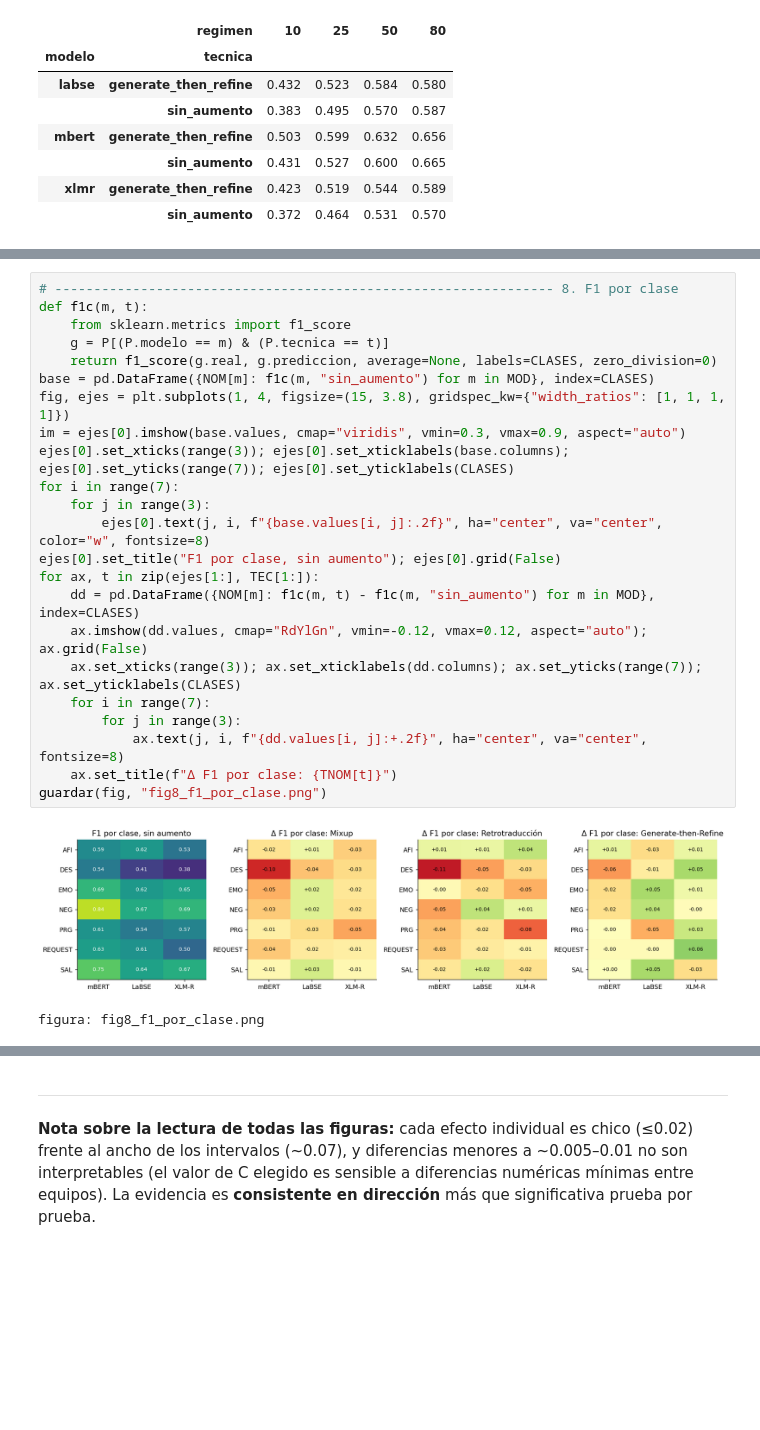
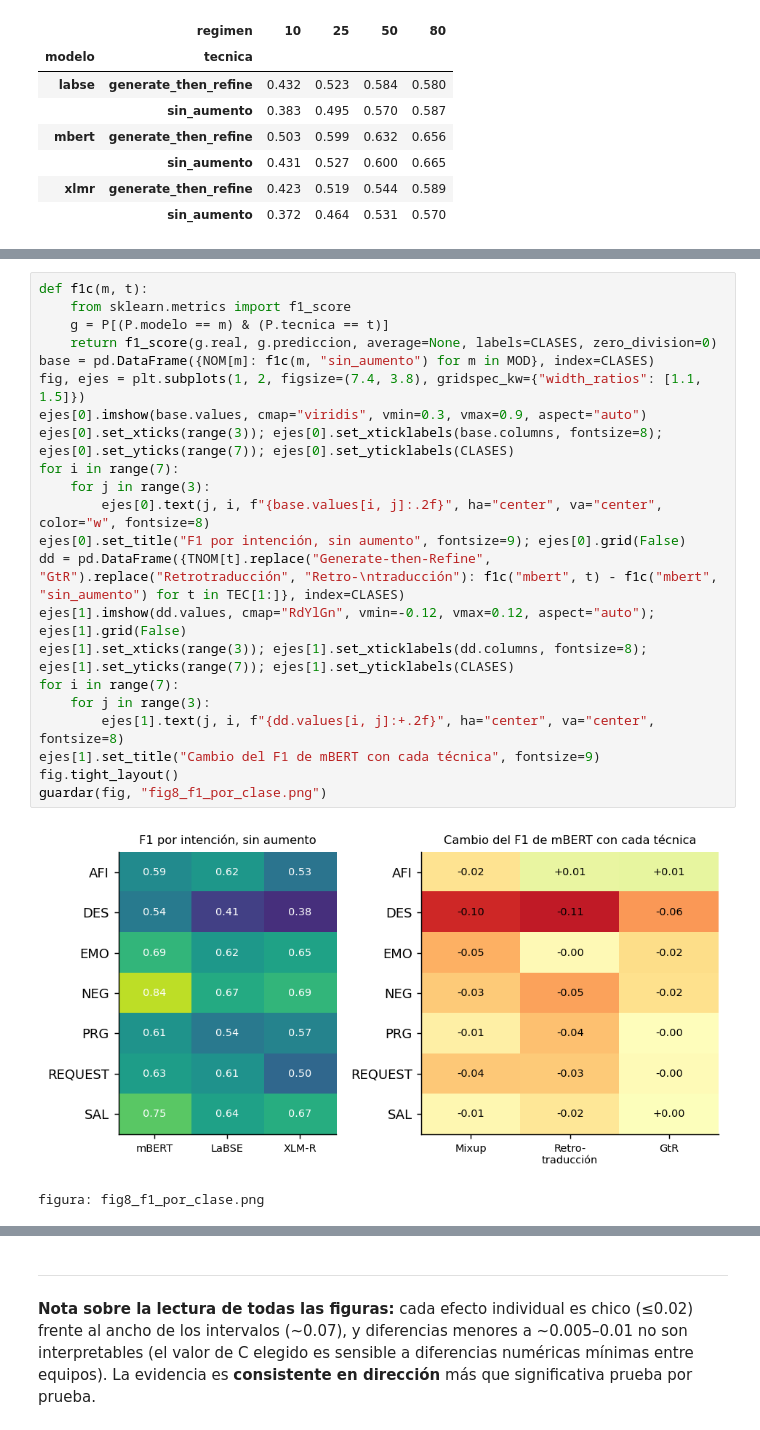
Before and after one commit to LhiaHC/shiwilu-tesis, a Jupyter notebook: oe2_aumento_de_datos/analisis_resultados/analisis_resultados_oe2.ipynb, the cells around one changed output, grey strips where cells are left out. Saved outputs shown, nothing was run; the diff lists cells and outputs as text; blank space fills up the shorter version.

```diff
--- a/oe2_aumento_de_datos/analisis_resultados/analisis_resultados_oe2.ipynb
+++ b/oe2_aumento_de_datos/analisis_resultados/analisis_resultados_oe2.ipynb
@@ -339,27 +327,26 @@ figura: fig7_composicion_y_dosis.png
 # %%
-# ---------------------------------------------------------------- 8. F1 por clase
 def f1c(m, t):
     from sklearn.metrics import f1_score
     g = P[(P.modelo == m) & (P.tecnica == t)]
     return f1_score(g.real, g.prediccion, average=None, labels=CLASES, zero_division=0)
 base = pd.DataFrame({NOM[m]: f1c(m, "sin_aumento") for m in MOD}, index=CLASES)
-fig, ejes = plt.subplots(1, 4, figsize=(15, 3.8), gridspec_kw={"width_ratios": [1, 1, 1, 1]})
-im = ejes[0].imshow(base.values, cmap="viridis", vmin=0.3, vmax=0.9, aspect="auto")
-ejes[0].set_xticks(range(3)); ejes[0].set_xticklabels(base.columns); ejes[0].set_yticks(range(7)); ejes[0].set_yticklabels(CLASES)
+fig, ejes = plt.subplots(1, 2, figsize=(7.4, 3.8), gridspec_kw={"width_ratios": [1.1, 1.5]})
+ejes[0].imshow(base.values, cmap="viridis", vmin=0.3, vmax=0.9, aspect="auto")
+ejes[0].set_xticks(range(3)); ejes[0].set_xticklabels(base.columns, fontsize=8); ejes[0].set_yticks(range(7)); ejes[0].set_yticklabels(CLASES)
 for i in range(7):
     for j in range(3):
         ejes[0].text(j, i, f"{base.values[i, j]:.2f}", ha="center", va="center", color="w", fontsize=8)
-ejes[0].set_title("F1 por clase, sin aumento"); ejes[0].grid(False)
-for ax, t in zip(ejes[1:], TEC[1:]):
-    dd = pd.DataFrame({NOM[m]: f1c(m, t) - f1c(m, "sin_aumento") for m in MOD}, index=CLASES)
-    ax.imshow(dd.values, cmap="RdYlGn", vmin=-0.12, vmax=0.12, aspect="auto"); ax.grid(False)
-    ax.set_xticks(range(3)); ax.set_xticklabels(dd.columns); ax.set_yticks(range(7)); ax.set_yticklabels(CLASES)
-    for i in range(7):
-        for j in range(3):
-            ax.text(j, i, f"{dd.values[i, j]:+.2f}", ha="center", va="center", fontsize=8)
-    ax.set_title(f"Δ F1 por clase: {TNOM[t]}")
+ejes[0].set_title("F1 por intención, sin aumento", fontsize=9); ejes[0].grid(False)
+dd = pd.DataFrame({TNOM[t].replace("Generate-then-Refine", "GtR").replace("Retrotraducción", "Retro-\ntraducción"): f1c("mbert", t) - f1c("mbert", "sin_aumento") for t in TEC[1:]}, index=CLASES)
+ejes[1].imshow(dd.values, cmap="RdYlGn", vmin=-0.12, vmax=0.12, aspect="auto"); ejes[1].grid(False)
+ejes[1].set_xticks(range(3)); ejes[1].set_xticklabels(dd.columns, fontsize=8); ejes[1].set_yticks(range(7)); ejes[1].set_yticklabels(CLASES)
+for i in range(7):
+    for j in range(3):
+        ejes[1].text(j, i, f"{dd.values[i, j]:+.2f}", ha="center", va="center", fontsize=8)
+ejes[1].set_title("Cambio del F1 de mBERT con cada técnica", fontsize=9)
+fig.tight_layout()
 guardar(fig, "fig8_f1_por_clase.png")
 # %% [output]
-[figure, old version]
+[figure, new version]
 figura: fig8_f1_por_clase.png
 # %% [markdown]
```
Also changed, not shown: parts of 11 cells of this notebook, 9 other files.
